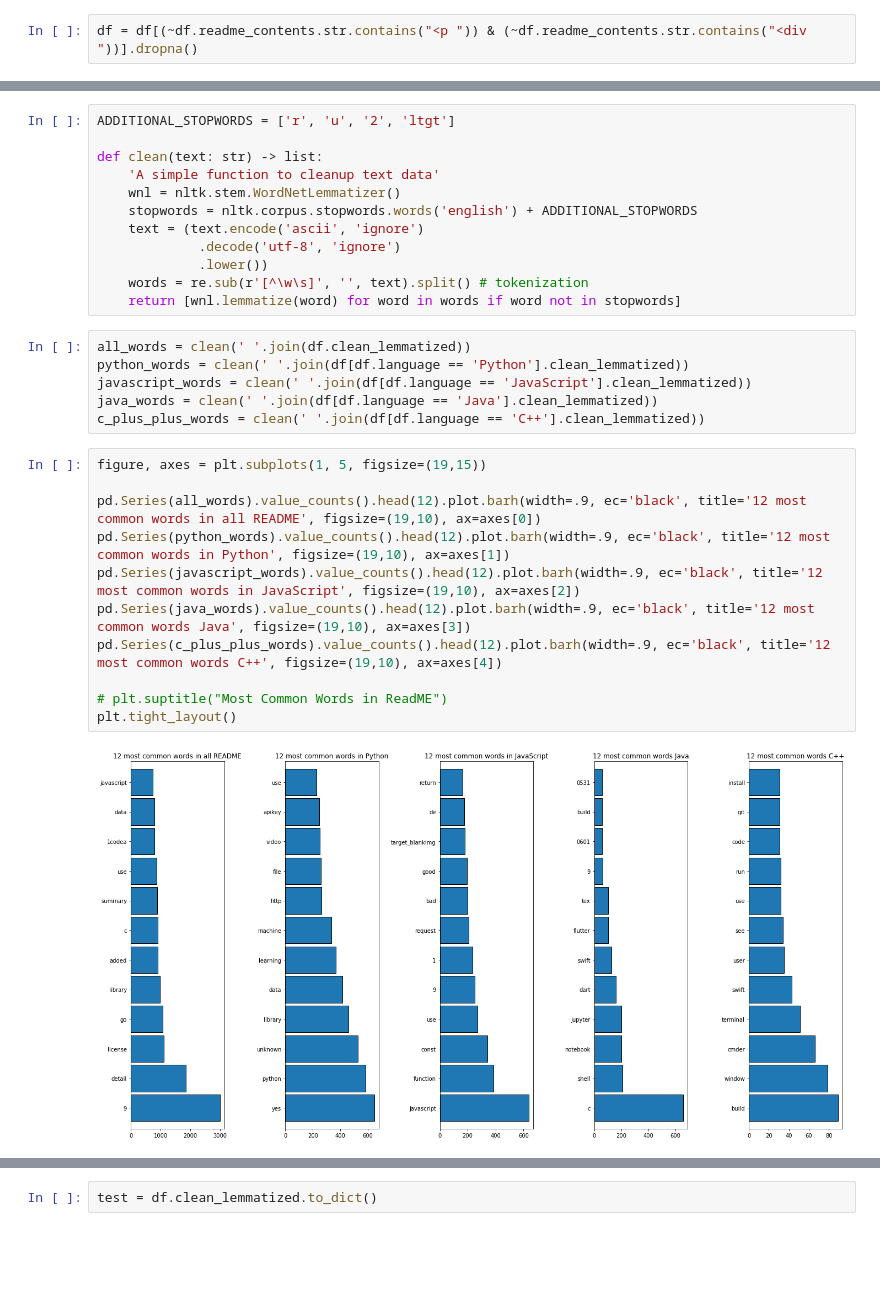
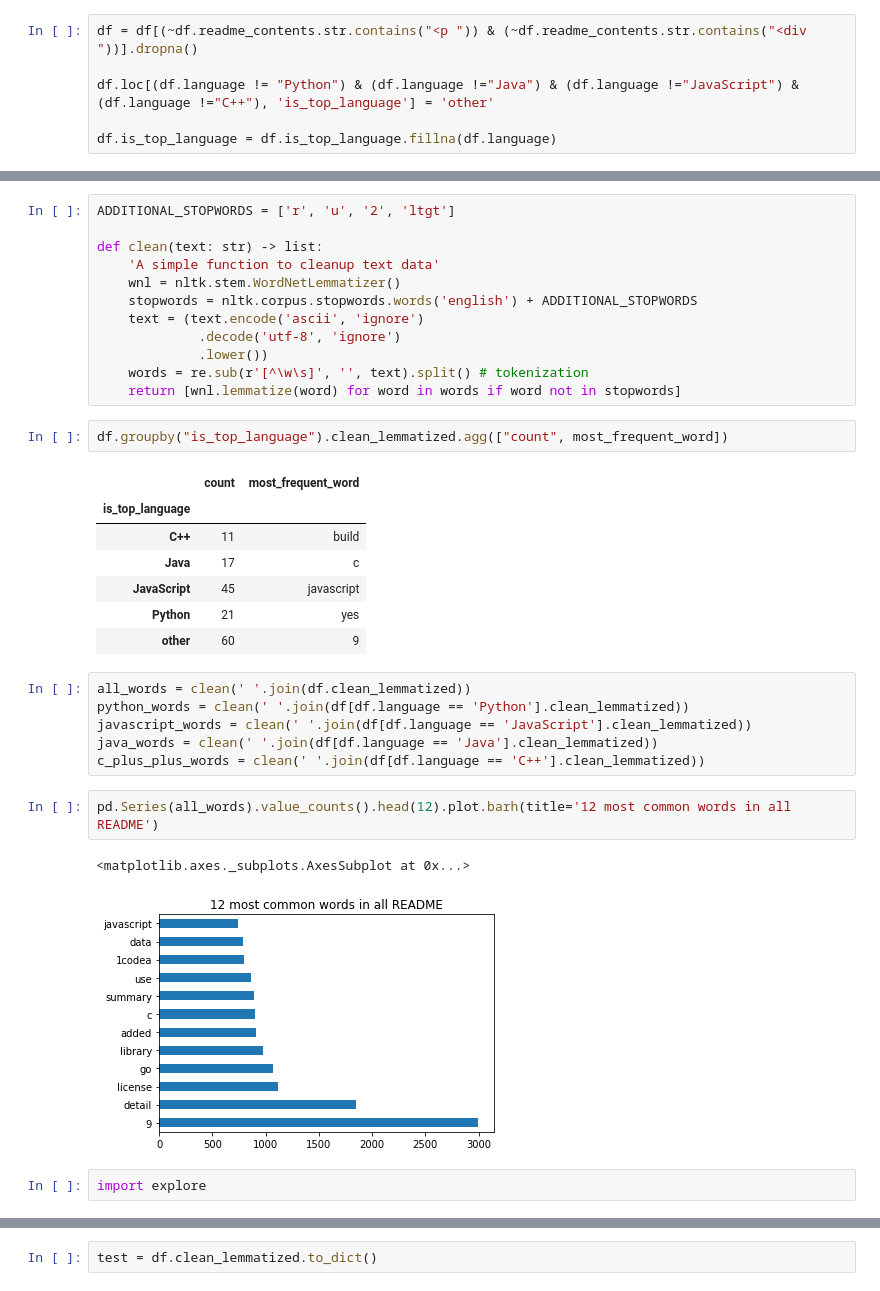
Before and after one commit to nlp-github-project/nlp-github-project, a Jupyter notebook: daniel_notes.ipynb, the cells around one changed output, grey strips where cells are left out. Drawn from its saved outputs; the diff is of its cells as text; blank space fills up the shorter version.

```diff
--- a/daniel_notes.ipynb
+++ b/daniel_notes.ipynb
@@ -324,3 +302,7 @@ REPO = ['freeCodeCamp/freeCodeCamp', '996icu/996.ICU', 'vuejs/vue',
 df = prepare.prep_readme_data(df)
 # %%
 df = df[(~df.readme_contents.str.contains("<p ")) & (~df.readme_contents.str.contains("<div "))].dropna()
+
+df.loc[(df.language != "Python") & (df.language !="Java") & (df.language !="JavaScript") & (df.language !="C++"), 'is_top_language'] = 'other'
+
+df.is_top_language = df.is_top_language.fillna(df.language)
@@ -346,22 +353,26 @@ def clean(text: str) -> list:
              .lower())
     words = re.sub(r'[^\w\s]', '', text).split() # tokenization
     return [wnl.lemmatize(word) for word in words if word not in stopwords]
+# %%
+df.groupby("is_top_language").clean_lemmatized.agg(["count", most_frequent_word])
+# %% [output]
+|  | count | most_frequent_word |
+| is_top_language |  |  |
+| C++ | 11 | build |
+| Java | 17 | c |
+| JavaScript | 45 | javascript |
+| Python | 21 | yes |
+| other | 60 | 9 |
 # %%
 all_words = clean(' '.join(df.clean_lemmatized))
 python_words = clean(' '.join(df[df.language == 'Python'].clean_lemmatized))
 javascript_words = clean(' '.join(df[df.language == 'JavaScript'].clean_lemmatized))
 java_words = clean(' '.join(df[df.language == 'Java'].clean_lemmatized))
 c_plus_plus_words = clean(' '.join(df[df.language == 'C++'].clean_lemmatized))
-# %%
-figure, axes = plt.subplots(1, 5, figsize=(19,15))
-
-pd.Series(all_words).value_counts().head(12).plot.barh(width=.9, ec='black', title='12 most common words in all README', figsize=(19,10), ax=axes[0])
-pd.Series(python_words).value_counts().head(12).plot.barh(width=.9, ec='black', title='12 most common words in Python', figsize=(19,10), ax=axes[1])
-pd.Series(javascript_words).value_counts().head(12).plot.barh(width=.9, ec='black', title='12 most common words in JavaScript', figsize=(19,10), ax=axes[2])
-pd.Series(java_words).value_counts().head(12).plot.barh(width=.9, ec='black', title='12 most common words Java', figsize=(19,10), ax=axes[3])
-pd.Series(c_plus_plus_words).value_counts().head(12).plot.barh(width=.9, ec='black', title='12 most common words C++', figsize=(19,10), ax=axes[4])
-
-# plt.suptitle("Most Common Words in ReadME")
-plt.tight_layout()
-# %% [output]
-[figure, removed]
+# %%
+pd.Series(all_words).value_counts().head(12).plot.barh(title='12 most common words in all README')
+# %% [output]
+<matplotlib.axes._subplots.AxesSubplot at 0x...>
+[figure, added]
+# %%
+import explore
```
Also changed, not shown: parts of 72 cells of this notebook, 3 other files.
